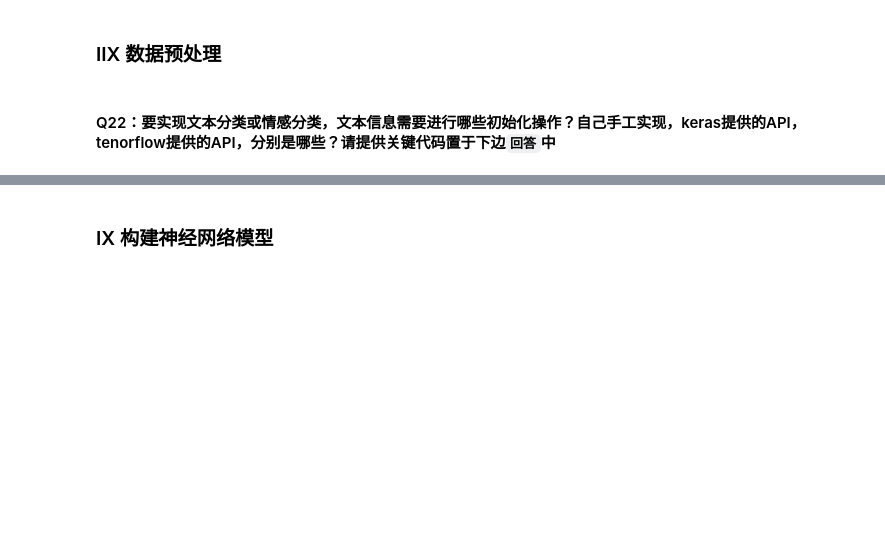
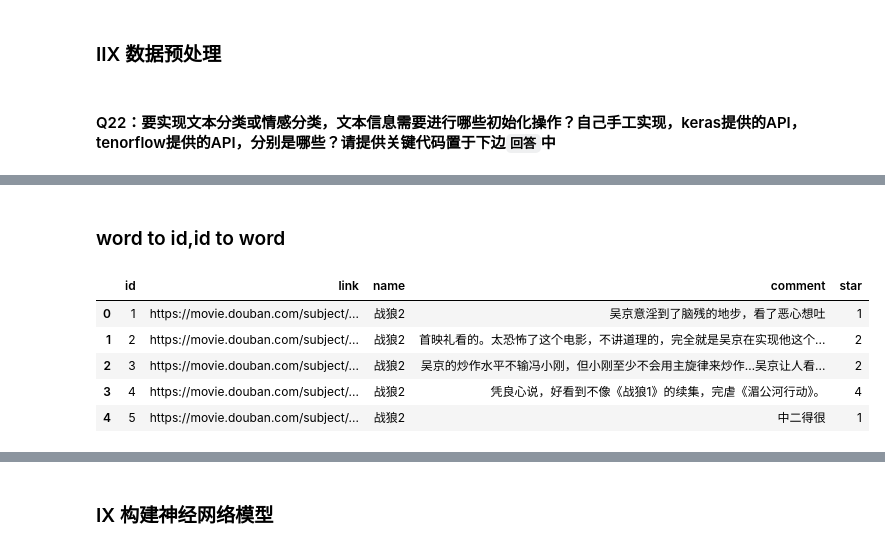
Before and after one commit to computing-intelligence/assignment2-Project2, a Jupyter notebook: Assignment2与Project2的实验指导.ipynb, the cells around one changed output, grey strips where cells are left out. Cells and saved outputs as stored; diff of their text form; code cells hidden in the pictures; blank space fills up the shorter version.

```diff
--- a/Assignment2与Project2的实验指导.ipynb
+++ b/Assignment2与Project2的实验指导.ipynb
@@ -450,0 +513,17 @@ hints:
+# %% [markdown]
+### word to id,id to word
+# %%
+movie_comments = pd.read_csv('./movie_comments.csv')
+# %%
+movie_comments = movie_comments.dropna(subset=['comment','star'])
+# %%
+movie_comments = movie_comments.drop(568,axis=0)
+# %%
+movie_comments.head()
+# %% [output]
+|  | id | link | name | comment | star |
+| 0 | 1 | https://movie.douban.com/subject/... | 战狼2 | 吴京意淫到了脑残的地步，看了恶心想吐 | 1 |
+| 1 | 2 | https://movie.douban.com/subject/... | 战狼2 | 首映礼看的。太恐怖了这个电影，不讲道理的，完全就是吴京在实现他这个... | 2 |
+| 2 | 3 | https://movie.douban.com/subject/... | 战狼2 | 吴京的炒作水平不输冯小刚，但小刚至少不会用主旋律来炒作…吴京让人看... | 2 |
+| 3 | 4 | https://movie.douban.com/subject/... | 战狼2 | 凭良心说，好看到不像《战狼1》的续集，完虐《湄公河行动》。 | 4 |
+| 4 | 5 | https://movie.douban.com/subject/... | 战狼2 | 中二得很 | 1 |
```
Also changed, not shown: parts of 33 cells of this notebook.
